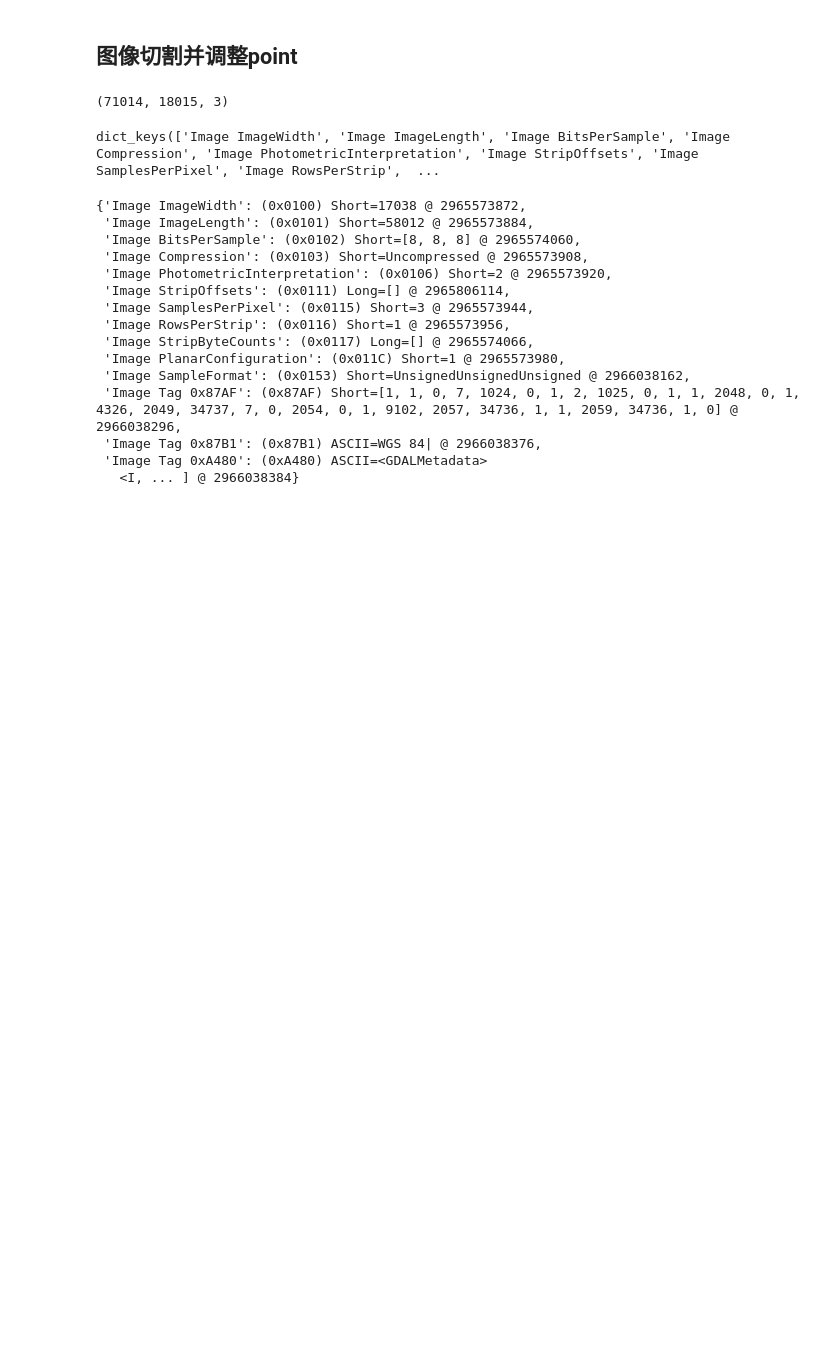
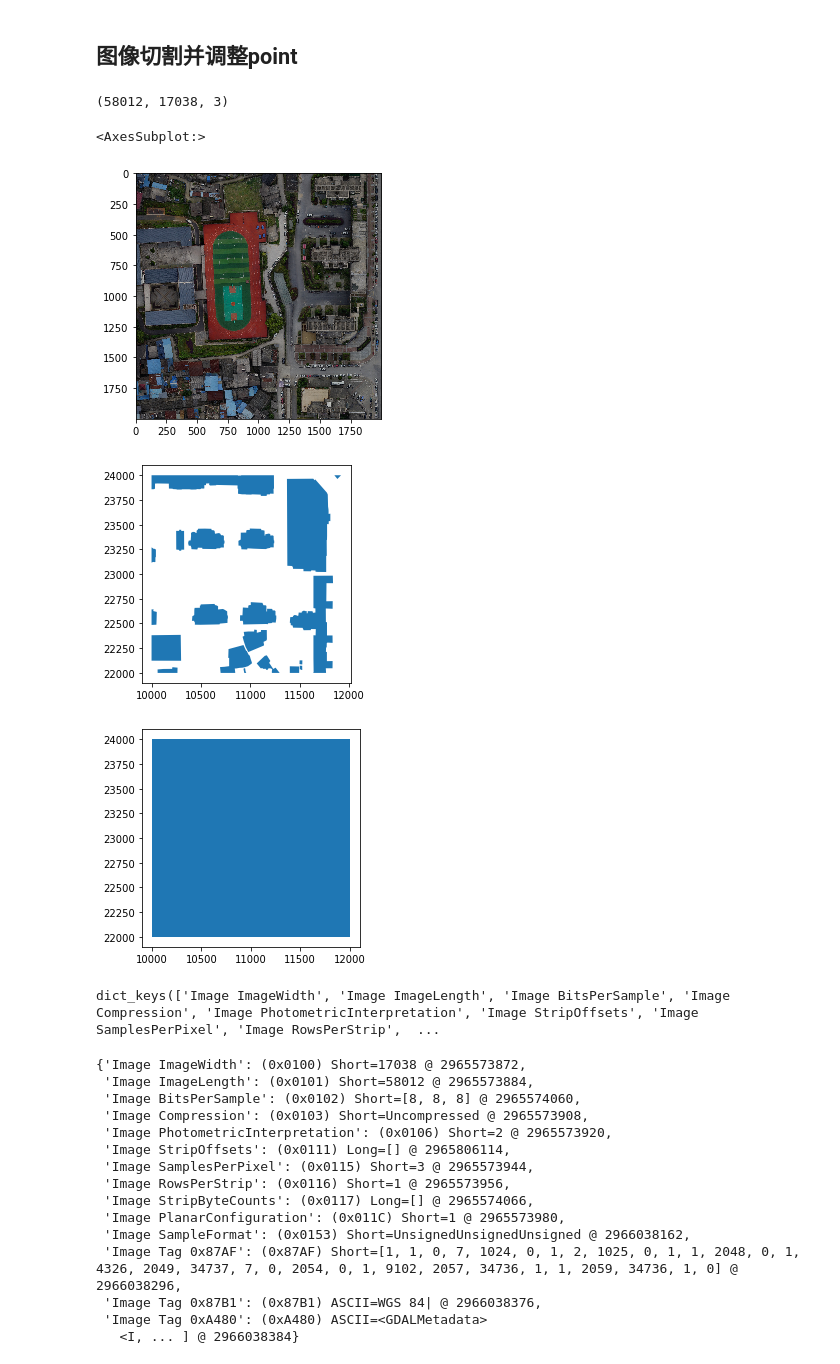
Before and after one commit to EthanZhangCN/detectron2, a Jupyter notebook: projects/SegBuildings/dataGenerateMoveBox.ipynb, the cells around one changed output. Saved outputs shown, nothing was run; the diff lists cells and outputs as text; code cells hidden in the pictures; blank space fills up the shorter version.

```diff
--- a/projects/SegBuildings/dataGenerateMoveBox.ipynb
+++ b/projects/SegBuildings/dataGenerateMoveBox.ipynb
@@ -2,19 +2,17 @@
 ## use example
 # %%
 import geopandas as gpd
-from shapely.geometry import Polygon
 import math
 from skimage import io
+
 import warnings
 warnings.filterwarnings("ignore")
-from tqdm import tqdm
+
 # mat = io.imread("/home/zhizizhang/Documents/Mask_RCNN/gisdata/JingDeZhen_11/JingDeZhen_11_result_dom.tif")
 # mat = io.imread("/home/zhizizhang/Documents/gisdata/JingDeZhen13.tif")
+
 # tif_path="/home/zhizizhang/Documents/Mask_RCNN/gisdata/20210723_JingDeZhen_02_waibao_shp/JingDeZhen_02_result_dom.tif"
-tif_path="/home/zhizizhang/Documents/gisdata/train/JingDeZhen04.tif"
-
-# tif_path="/home/zhizizhang/Documents/gisdata/train/ChengDuTianFu05.tif"
-
+tif_path="/home/zhizizhang/Documents/gisdata/JingDeZhen13.tif"
 mat = io.imread(tif_path)
 tif_id = tif_path.split('/')[-1].split('.')[0]
 print(tif_id)
@@ -139,6 +97,6 @@ os.remove('temp.json')
 val_num = 50
 imgShape
 # %% [output]
-(71014, 18015, 3)
+(58012, 17038, 3)
 # %%
 
@@ -180,16 +140,21 @@ for row in tqdm(range(0,imgShape[0],rowStep)):
             mask.to_file(output_DIR+saveName+'.json', driver='GeoJSON', encoding="utf-8")
             io.imsave(output_DIR+saveName+'.jpg',pic)
 # %%
-# pic=mat[22000:24000,10000:12000,:]
+pic=mat[22000:24000,10000:12000,:]
 
-# boxdf = createBoxRegion((10000,22000,12000,24000))
+boxdf = createBoxRegion((10000,22000,12000,24000))
 
-# mask=gpd.overlay(boxdf, geoData, how='intersection',keep_geom_type=True)
+mask=gpd.overlay(boxdf, geoData, how='intersection',keep_geom_type=True)
 # mask=mask.translate(-10000,-10000)
 # %%
-# io.imshow(pic)
-# mask.plot(aspect=1)
-# boxdf.plot()
+io.imshow(pic)
+mask.plot(aspect=1)
+boxdf.plot()
+# %% [output]
+<AxesSubplot:>
+[figure, added]
+[figure, added]
+[figure, added]
 # %%
 import exifread
 tif_path="/home/zhizizhang/Documents/gisdata/JingDeZhen13.tif"
```
Also changed, not shown: parts of 12 cells of this notebook, 6 other files.
